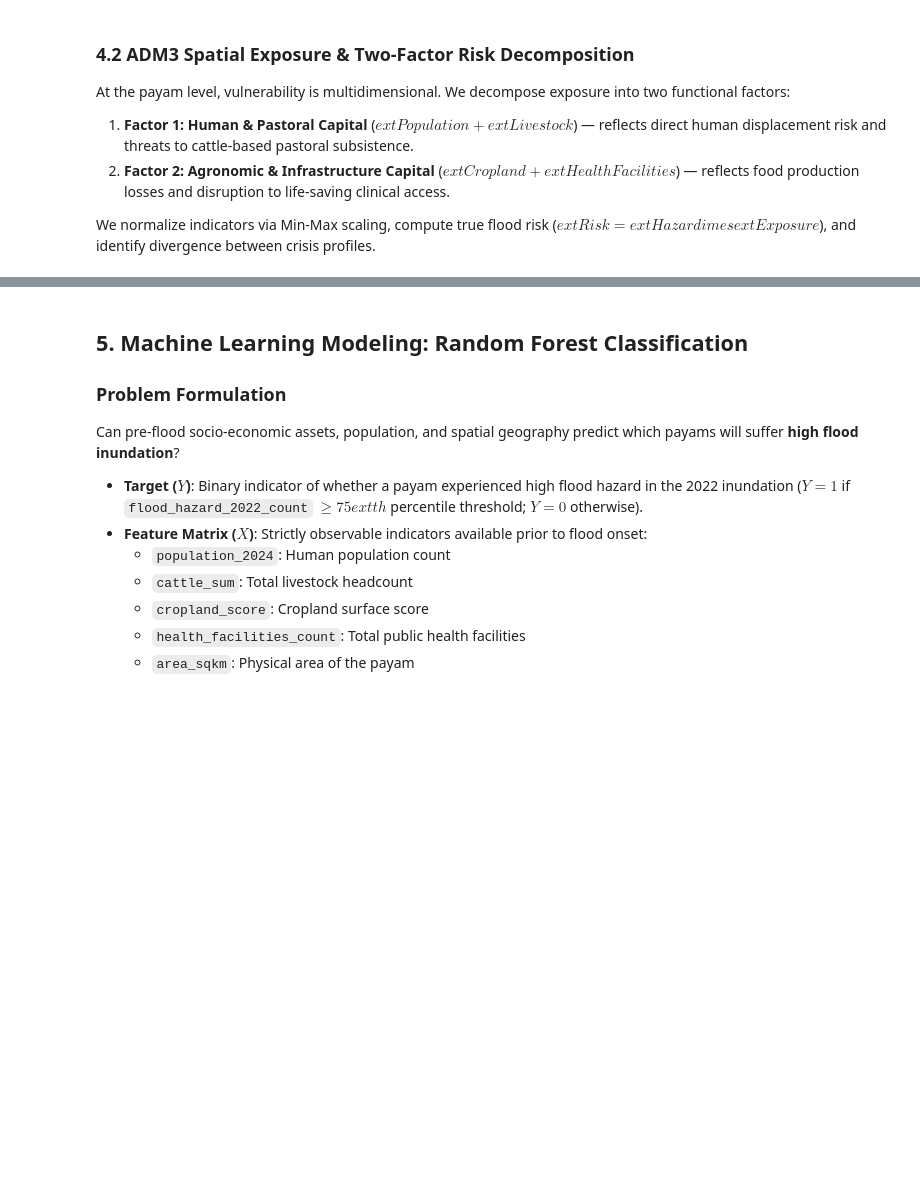
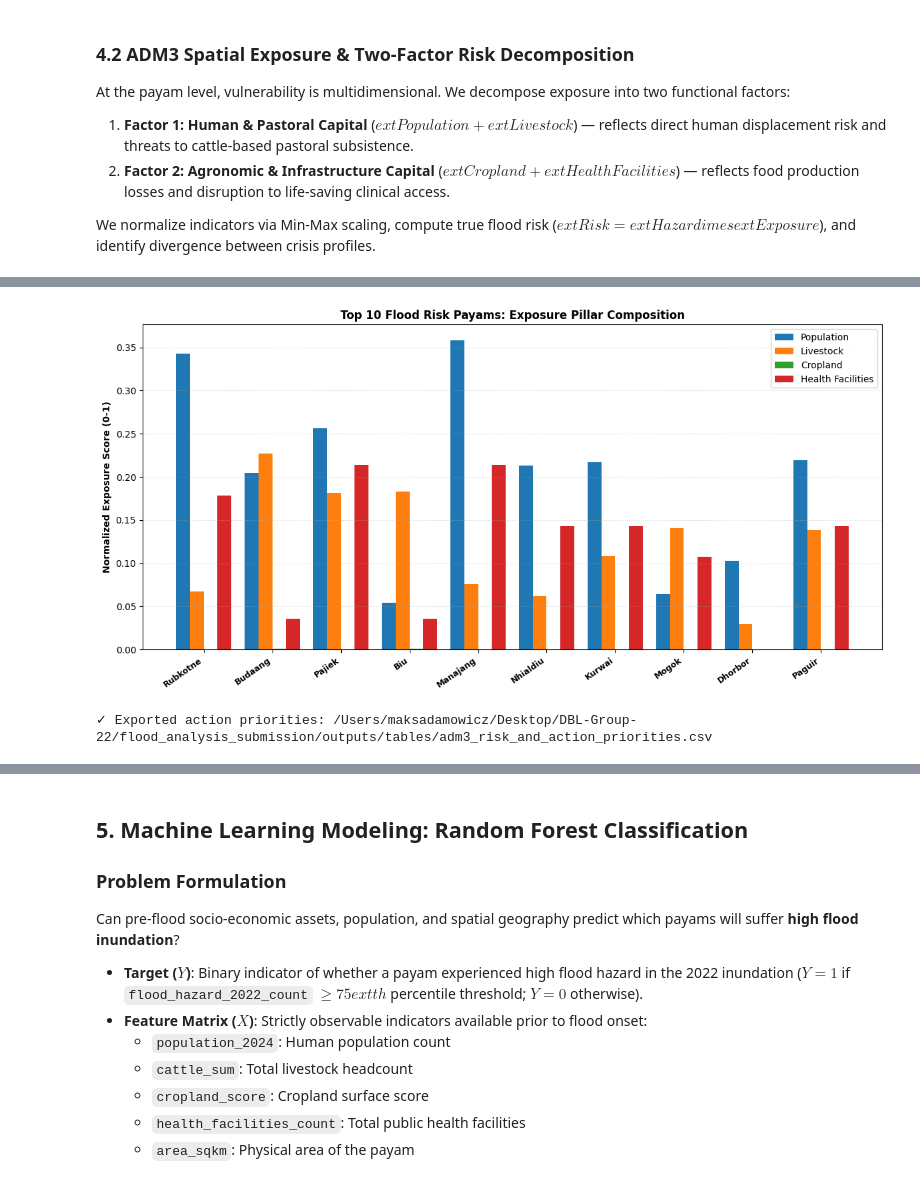
Before and after one commit to Franasit/DBL-Group-22, a Jupyter notebook: flood_analysis_submission/reproducible_flood_analysis.ipynb, the cells around one changed output, grey strips where cells are left out. Saved outputs shown, nothing was run; the diff lists cells and outputs as text; code cells hidden in the pictures; blank space fills up the shorter version.

```diff
--- a/flood_analysis_submission/reproducible_flood_analysis.ipynb
+++ b/flood_analysis_submission/reproducible_flood_analysis.ipynb
@@ -340,0 +496,64 @@ df_two_factor = analyze_two_factor_exposure(df_aligned)
+# %%
+def analyze_exposure_pillars_and_action_tiers(df_input, gdf_payams):
+    """
+    Deconstructs exposure pillars, computes multiplicative disaster risk,
+    and categorizes all 512 payams into humanitarian action tiers.
+    """
+    df = df_input.copy()
+    exposure_cols = ['population_2024', 'cattle_sum', 'cropland_score', 'health_facilities_count']
+    hazard_col = 'flood_hazard_2022_count'
+
+    # Standardize indicators
+    def min_max(s):
+        return (s - s.min()) / (s.max() - s.min()) if s.max() > s.min() else np.zeros(len(s))
+
+    for col in exposure_cols:
+        df[f'{col}_norm'] = min_max(df[col])
+    df[f'{hazard_col}_norm'] = min_max(df[hazard_col])
+    df['combined_exposure_score'] = df[[f'{col}_norm' for col in exposure_cols]].mean(axis=1)
+
+    # Disaster Risk formula: Hazard x Exposure
+    df['disaster_risk'] = df[f'{hazard_col}_norm'] * df['combined_exposure_score']
+
+    # Action Tier Classification
+    h_p75 = df[f'{hazard_col}_norm'].quantile(0.75)
+    def assign_action_tier(row):
+        if row[f'{hazard_col}_norm'] >= h_p75 and row['health_facilities_count_norm'] >= 0.20:
+            return 'Tier 1: Flood Defenses & Health Infrastructure'
+        elif row[f'{hazard_col}_norm'] >= h_p75 and row['cattle_sum_norm'] >= 0.25:
+            return 'Tier 2: Livestock Evacuation & Vet Assets'
+        elif row[f'{hazard_col}_norm'] >= h_p75 and row['population_2024_norm'] >= 0.25:
+            return 'Tier 3: Pre-Flood Cash Relief'
+        else:
+            return 'Standard Monitoring / Baseline'
+
+    df['action_tier'] = df.apply(assign_action_tier, axis=1)
+    df.to_csv(TABLES_DIR / 'adm3_risk_and_action_priorities.csv', index=False)
+    df.to_csv(OUTPUT_DIR / 'adm3_exposure_normalized.csv', index=False)
+
+    # Visualizations: Pillar Breakdown for Top 10 Risk Payams
+    top10 = df.sort_values(by='disaster_risk', ascending=False).head(10)
+    fig, ax = plt.subplots(figsize=(12, 6))
+    norm_cols = [f'{col}_norm' for col in exposure_cols]
+    col_labels = ['Population', 'Livestock', 'Cropland', 'Health Facilities']
+    x = np.arange(len(top10))
+    width = 0.2
+    for idx, (ncol, lbl) in enumerate(zip(norm_cols, col_labels)):
+        ax.bar(x + (idx - 1.5) * width, top10[ncol], width, label=lbl)
+    ax.set_xticks(x)
+    ax.set_xticklabels(top10['adm3_name'], rotation=35, ha='right', fontsize=9, fontweight='bold')
+    ax.set_ylabel('Normalized Exposure Score (0-1)', fontsize=10, fontweight='bold')
+    ax.set_title('Top 10 Flood Risk Payams: Exposure Pillar Composition', fontsize=12, fontweight='bold')
+    ax.legend()
+    ax.grid(True, ls=':', alpha=0.5, axis='y')
+    plt.tight_layout()
+    plt.savefig(FIGURES_DIR / 'top_risk_payams_pillar_breakdown.png', dpi=300)
+    plt.show()
+
+    print(f'✓ Exported action priorities: {TABLES_DIR / "adm3_risk_and_action_priorities.csv"}')
+    return df
+
+df_pillars = analyze_exposure_pillars_and_action_tiers(df_two_factor, gdf_payams)
+# %% [output]
+[figure, added]
+✓ Exported action priorities: /Users/maksadamowicz/Desktop/DBL-Group-22/flood_analysis_submission/outputs/tables/adm3_risk_and_action_priorities.csv
```
Also changed, not shown: parts of 18 cells of this notebook.
